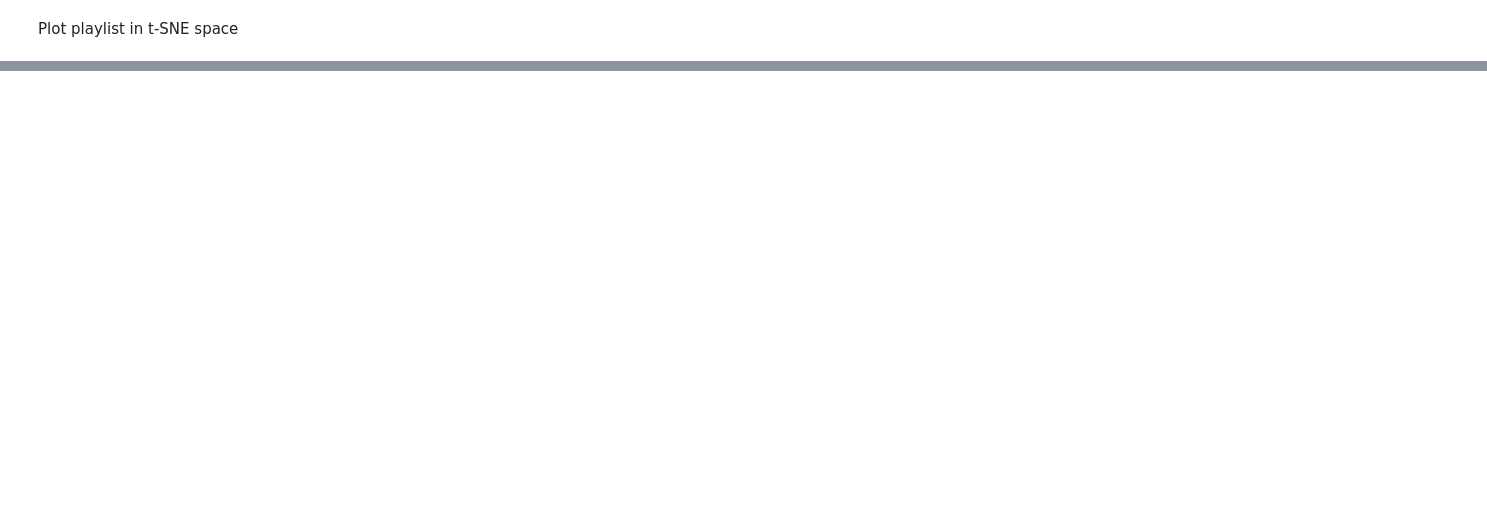
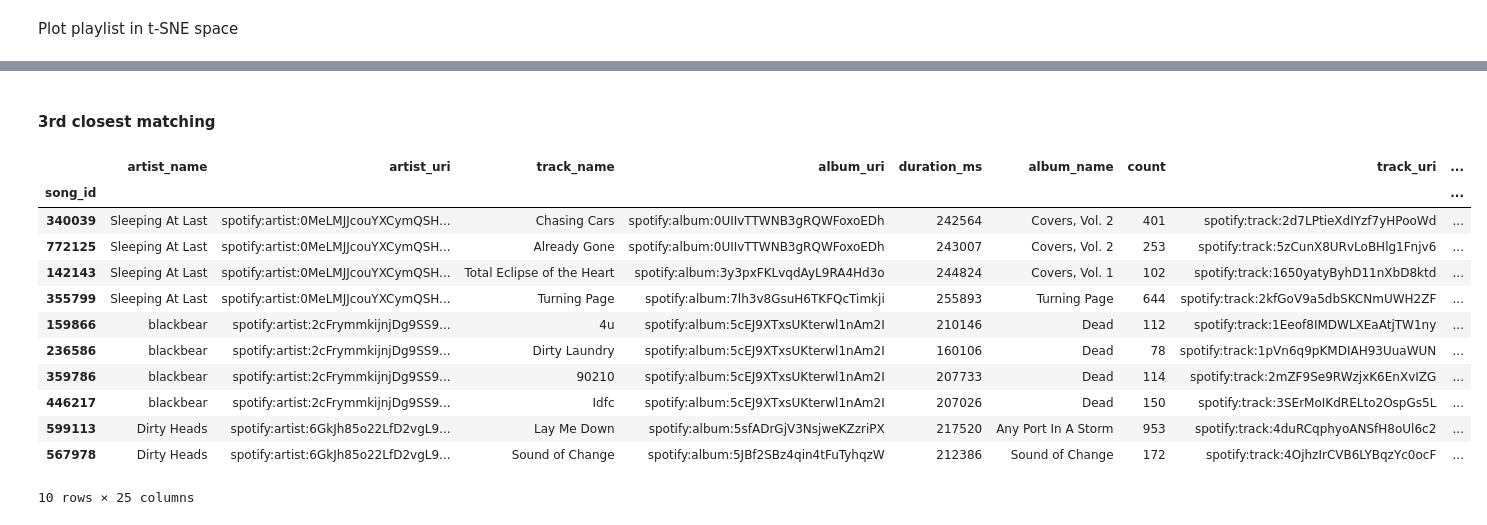
Before and after one commit to TheDigitalFrontier/spotify-playlist-generation, a Jupyter notebook: milestone4/cluster_playlist_gen.ipynb, the cells around one changed output, grey strips where cells are left out. Drawn from its saved outputs; the diff is of its cells as text; code cells hidden in the pictures; blank space fills up the shorter version.

Commit message:
Distance generated vs human created playlists

```diff
--- a/milestone4/cluster_playlist_gen.ipynb
+++ b/milestone4/cluster_playlist_gen.ipynb
@@ -644,0 +616,2 @@ plt.savefig('generated_playlist_1.pdf'.format(time.time()))
+# %%
+new_songs_ind = [list(song_ids).index(sid) for sid in new_playlist]
@@ -644,0 +667,9 @@ plt.savefig('generated_playlist_1.pdf'.format(time.time()))
+# %%
+# Create songs-in-playlist indicator vector for our generated playlist
+indicators_generated = np.zeros((1, indicators.shape[0]))
+indicators_generated[0, new_songs_ind] = 1
+# %%
+playlist_dists = cosine_distances(indicators.T, indicators_generated).reshape((-1,))
+# %%
+# Get song indicators of the 5 closest playlists to the one we generated
+sorted_playlists = indicators[:, np.argsort(playlist_dists)[0:5]]
@@ -644,0 +814,18 @@ plt.savefig('generated_playlist_1.pdf'.format(time.time()))
+# %% [markdown]
+#### 3rd closest matching
+# %%
+master.loc[song_ids[np.argwhere(sorted_playlists[:, 2].A.flatten() == 1)].flatten()]
+# %% [output]
+|  | artist_name | artist_uri | track_name | album_uri | duration_ms | album_name | count | track_uri | ... |
+| song_id |  |  |  |  |  |  |  |  | ... |
+| 340039 | Sleeping At Last | spotify:artist:0MeLMJJcouYXCymQSH... | Chasing Cars | spotify:album:0UIIvTTWNB3gRQWFoxoEDh | 242564 | Covers, Vol. 2 | 401 | spotify:track:2d7LPtieXdIYzf7yHPooWd | ... |
+| 772125 | Sleeping At Last | spotify:artist:0MeLMJJcouYXCymQSH... | Already Gone | spotify:album:0UIIvTTWNB3gRQWFoxoEDh | 243007 | Covers, Vol. 2 | 253 | spotify:track:5zCunX8URvLoBHlg1Fnjv6 | ... |
+| 142143 | Sleeping At Last | spotify:artist:0MeLMJJcouYXCymQSH... | Total Eclipse of the Heart | spotify:album:3y3pxFKLvqdAyL9RA4Hd3o | 244824 | Covers, Vol. 1 | 102 | spotify:track:1650yatyByhD11nXbD8ktd | ... |
+| 355799 | Sleeping At Last | spotify:artist:0MeLMJJcouYXCymQSH... | Turning Page | spotify:album:7lh3v8GsuH6TKFQcTimkji | 255893 | Turning Page | 644 | spotify:track:2kfGoV9a5dbSKCNmUWH2ZF | ... |
+| 159866 | blackbear | spotify:artist:2cFrymmkijnjDg9SS9... | 4u | spotify:album:5cEJ9XTxsUKterwl1nAm2I | 210146 | Dead | 112 | spotify:track:1Eeof8IMDWLXEaAtjTW1ny | ... |
+| 236586 | blackbear | spotify:artist:2cFrymmkijnjDg9SS9... | Dirty Laundry | spotify:album:5cEJ9XTxsUKterwl1nAm2I | 160106 | Dead | 78 | spotify:track:1pVn6q9pKMDIAH93UuaWUN | ... |
+| 359786 | blackbear | spotify:artist:2cFrymmkijnjDg9SS9... | 90210 | spotify:album:5cEJ9XTxsUKterwl1nAm2I | 207733 | Dead | 114 | spotify:track:2mZF9Se9RWzjxK6EnXvIZG | ... |
+| 446217 | blackbear | spotify:artist:2cFrymmkijnjDg9SS9... | Idfc | spotify:album:5cEJ9XTxsUKterwl1nAm2I | 207026 | Dead | 150 | spotify:track:3SErMoIKdRELto2OspGs5L | ... |
+| 599113 | Dirty Heads | spotify:artist:6GkJh85o22LfD2vgL9... | Lay Me Down | spotify:album:5sfADrGjV3NsjweKZzriPX | 217520 | Any Port In A Storm | 953 | spotify:track:4duRCqphyoANSfH8oUl6c2 | ... |
+| 567978 | Dirty Heads | spotify:artist:6GkJh85o22LfD2vgL9... | Sound of Change | spotify:album:5JBf2SBz4qin4tFuTyhqzW | 212386 | Sound of Change | 172 | spotify:track:4OjhzIrCVB6LYBqzYc0ocF | ... |
+10 rows × 25 columns
```
Also changed, not shown: parts of 45 cells of this notebook, 3 other files.
